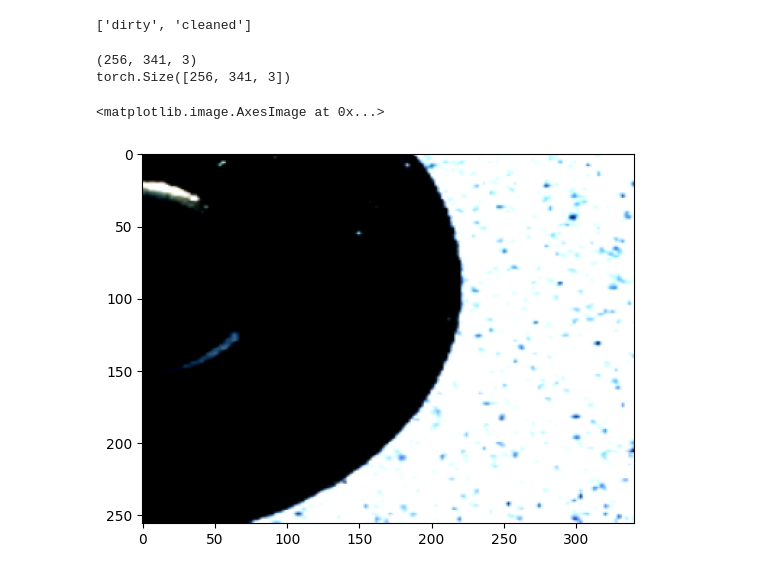
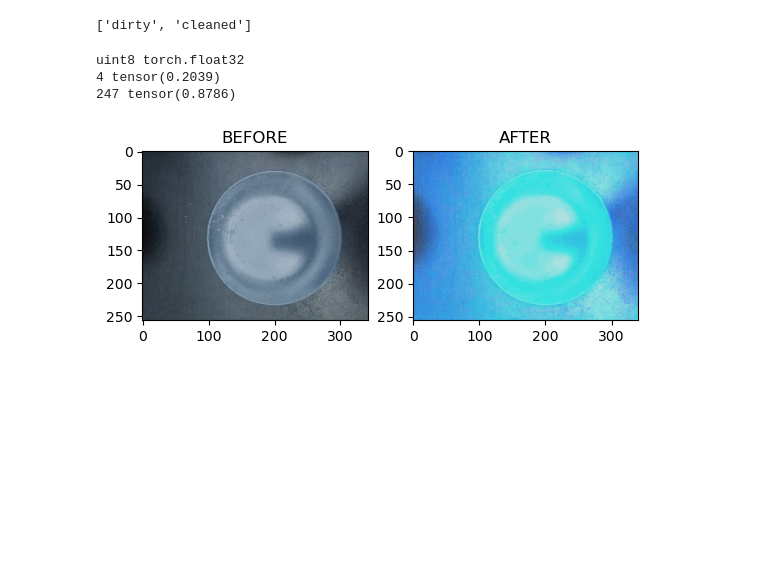
Before and after one commit to mmmhdp/nn_labs, a Jupyter notebook: lab_5.ipynb, the cells around one changed output. Saved outputs shown, nothing was run; the diff lists cells and outputs as text; code cells hidden in the pictures; blank space fills up the shorter version.

```diff
--- a/lab_5.ipynb
+++ b/lab_5.ipynb
@@ -54,24 +62,56 @@ test_dir = os.path.join(data_root, "test")
 # %%
 img = cv2.imread(
     os.path.join(
-        train_dirty_dir, os.listdir(train_dirty_dir)[0]
+        train_dirty_dir, os.listdir(train_dirty_dir)[1]
     ))
-print(img.shape)
 transforms_t = v2.Compose([
+
     v2.ToImage(),
     v2.ToDtype(tr.float32, scale=True),
-    v2.RandomResizedCrop(224),
-    v2.RandomHorizontalFlip(),
-    v2.Normalize(mean=[0.485, 0.456, 0.406], std=[0.229, 0.224, 0.225]),
+
+    v2.ColorJitter(
+        brightness  = ( 1, 2 ),
+        contrast    = ( 0.1, 1.3 ),
+        saturation  = ( 2 , 10),      #grayscale to pure color
+        hue         = ( -0.09 , 0.09  ),  #actual color
+    ),
+
+    # v2.CenterCrop(200),
+
+    # v2.RandomRotation(degrees=(5, 10)),
+    # v2.RandomHorizontalFlip(0.6),
+    # v2.RandomVerticalFlip(0.6),
+    # v2.RandomPerspective(
+    #     distortion_scale=0.2,
+    #     p=0.7
+    # ),
+
+    # v2.RandomErasing(
+    #     p=0,
+    #     scale=(0.1, 0.1),
+    #     ratio=(0.1, 0.1),
+    #     value=1,
+    #     inplace=False
+    # ),
+
+    # v2.Normalize(mean=[0.485, 0.456, 0.406], std=[0.229, 0.224, 0.225]),
+
     v2.Lambda( lambda pic: tr.clip(pic,0,1) ),
     v2.Resize(size=(256, 341)),
+
 ])
 
 tmp = transforms_t(img).permute(1,2,0)
-print(tmp.shape)
-plt.imshow(tmp)
+fig,ax = plt.subplots(1,2)
+ax[0].imshow(img)
+ax[0].set_title("BEFORE")
+ax[1].imshow(tmp)
+ax[1].set_title("AFTER")
+print(img.dtype, tmp.dtype)
+print(img.min(), tmp.min())
+print(img.max(), tmp.max())
 # %% [output]
-(256, 341, 3)
-torch.Size([256, 341, 3])
+uint8 torch.float32
+4 tensor(0.2039)
+247 tensor(0.8786)
-<matplotlib.image.AxesImage at 0x...>
-[figure, old version]
+[figure, new version]
```
Also changed, not shown: parts of 6 cells of this notebook, 1 other file.
